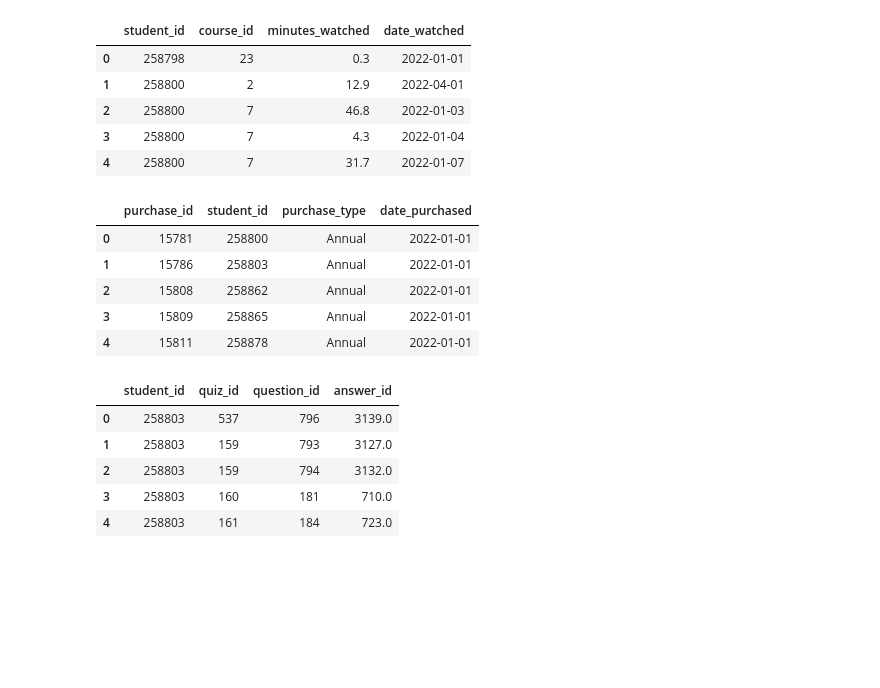
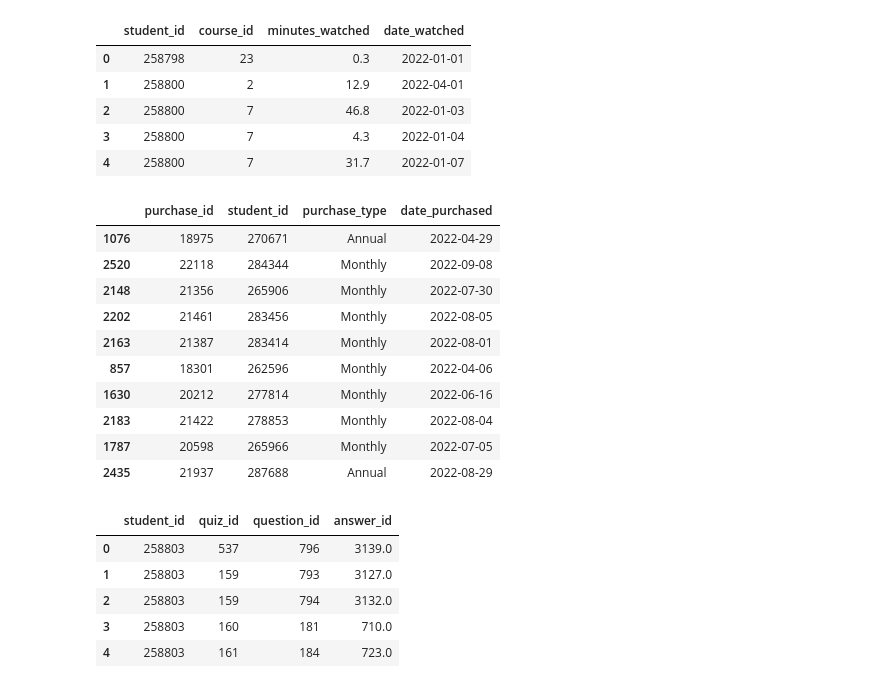
Before and after one commit to puvanans/365-DS-Competition, a Jupyter notebook: DataFrames.ipynb, the cells around one changed output. Drawn from its saved outputs; the diff is of its cells as text; code cells hidden in the pictures; blank space fills up the shorter version.

Commit message:
created a new notebook to wrangle data on student_purchases

```diff
--- a/DataFrames.ipynb
+++ b/DataFrames.ipynb
@@ -114,14 +114,20 @@ student_learning.head()
 | 4 | 258800 | 7 | 31.7 | 2022-01-07 |
 # %%
 student_purchases = pd.read_csv('dataSets/365_database/365_student_purchases.csv')
-student_purchases.head()
+student_purchases.sample(10)
+# student_purchases['purchase_type'].unique()
 # %% [output]
 |  | purchase_id | student_id | purchase_type | date_purchased |
-| 0 | 15781 | 258800 | Annual | 2022-01-01 |
-| 1 | 15786 | 258803 | Annual | 2022-01-01 |
-| 2 | 15808 | 258862 | Annual | 2022-01-01 |
-| 3 | 15809 | 258865 | Annual | 2022-01-01 |
-| 4 | 15811 | 258878 | Annual | 2022-01-01 |
+| 1076 | 18975 | 270671 | Annual | 2022-04-29 |
+| 2520 | 22118 | 284344 | Monthly | 2022-09-08 |
+| 2148 | 21356 | 265906 | Monthly | 2022-07-30 |
+| 2202 | 21461 | 283456 | Monthly | 2022-08-05 |
+| 2163 | 21387 | 283414 | Monthly | 2022-08-01 |
+| 857 | 18301 | 262596 | Monthly | 2022-04-06 |
+| 1630 | 20212 | 277814 | Monthly | 2022-06-16 |
+| 2183 | 21422 | 278853 | Monthly | 2022-08-04 |
+| 1787 | 20598 | 265966 | Monthly | 2022-07-05 |
+| 2435 | 21937 | 287688 | Annual | 2022-08-29 |
 # %%
 student_quizzes = pd.read_csv('dataSets/365_database/365_student_quizzes.csv')
 student_quizzes.head()
```
